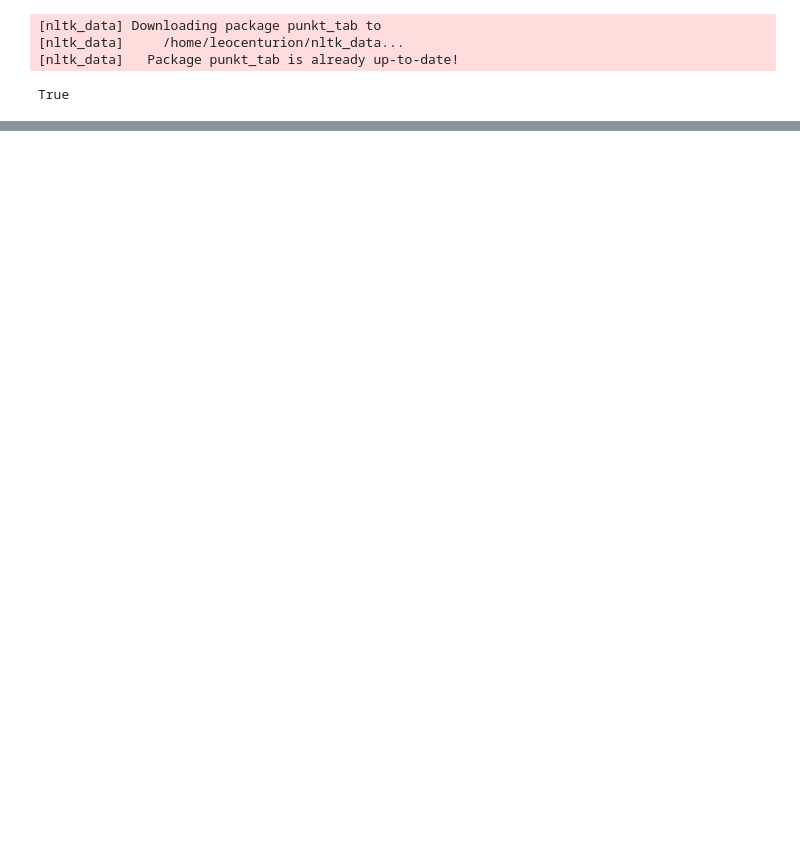
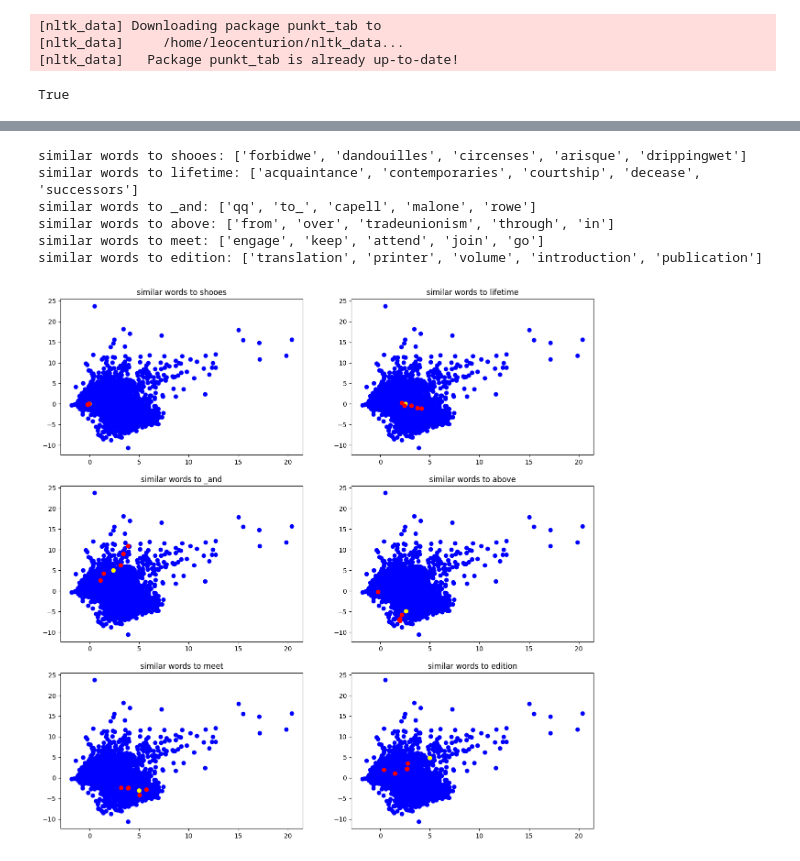
Before and after one commit to LeoCenturion/ceia-nlp, a Jupyter notebook: desafios/desafio_2.ipynb, the cells around one changed output, grey strips where cells are left out. Drawn from its saved outputs; the diff is of its cells as text; code cells hidden in the pictures; blank space fills up the shorter version.

```diff
--- a/desafios/desafio_2.ipynb
+++ b/desafios/desafio_2.ipynb
@@ -23,7 +24,7 @@ tokenized_corpus = []
 for file in os.listdir('./gutenberg_ebooks/'):
     with open(f'./gutenberg_ebooks/{file}', encoding="utf-8") as f:
         for line in f:
-            cleaned_sentence = re.sub(r'[^\w\s]', '', line).lower()
+            cleaned_sentence = re.sub(r'[^a-zA-Z\s_]', '', line).lower()
             tokens = word_tokenize(cleaned_sentence, language='english')
             tokenized_corpus.append(tokens)
 # %%
@@ -254,13 +100,30 @@ from sklearn.decomposition import PCA
 pca = PCA(n_components=2)
 transformed = pca.fit_transform(model.wv.vectors)
 # %%
-def plot_related_words(vectors, model, root):
-    plt.scatter(vectors[0], vectors[1])
-
+def draw_scatter_in_ax(vectors, model, root, ax):
+    ax.scatter(vectors[0], vectors[1], color='blue')
     similar_words = [word for word, cos in model.wv.most_similar(positive=[root], topn=5)]
     coords = transformed[model.wv.get_index(root)]
-    plt.scatter(coords[0], coords[1], color='yellow')
+    ax.scatter(coords[0], coords[1], color='yellow')
+    print(f'similar words to {root}: {similar_words}')
     for similar in similar_words:
         coords = transformed[model.wv.get_index(similar)]
-        plt.scatter(coords[0], coords[1], color='red')
+        ax.scatter(coords[0], coords[1], color='red')
+        ax.set_title(f'similar words to {root}')
+
+def plot_related_words(vectors, model, root):
+    fig,ax  = plt.subplots(nrows=1, ncols=1)
+    draw_scatter_in_ax(vectors, model, root, ax)
     plt.show()
+
+def plot_related_words_grid(vectors, model, roots):
+    fig,ax  = plt.subplots(nrows=math.floor(len(roots)/2), ncols=2, figsize=(15, 15))
+    col = 0
+    for idx, root in enumerate(roots):
+        row = math.floor(idx/2)
+        if len(roots) > 2:
+            draw_scatter_in_ax(vectors, model, root, ax[row, col%2])
+        else:
+            draw_scatter_in_ax(vectors, model, root, ax[col%2])
+        col += 1
+    plt.show()
@@ -275,0 +130,6 @@ array([ 2.0799637 ,  2.0952625 ,  2.039838  , ..., -0.25468898,
+# %%
+vec = np.array([2.5, 5.0])
+def closest_word_to(vec):
+    closest_word_idx = np.argmin(np.linalg.norm(transformed - vec, axis=1))
+    closest_word = model.wv.index_to_key[closest_word_idx]
+    return closest_word
@@ -275,0 +140,18 @@ array([ 2.0799637 ,  2.0952625 ,  2.039838  , ..., -0.25468898,
+# %%
+words = [
+    closest_word_to(np.array([0, 0])),
+    closest_word_to(np.array([2.5, 0])),
+    closest_word_to(np.array([2.5, 5.0])),
+    closest_word_to(np.array([2.5,  -5.0])),
+    closest_word_to(np.array([5.0,  -3.0])),
+    closest_word_to(np.array([5.0,  5.0])),
+]
+plot_related_words_grid(transformed.T, model, words)
+# %% [output]
+similar words to shooes: ['forbidwe', 'dandouilles', 'circenses', 'arisque', 'drippingwet']
+similar words to lifetime: ['acquaintance', 'contemporaries', 'courtship', 'decease', 'successors']
+similar words to _and: ['qq', 'to_', 'capell', 'malone', 'rowe']
+similar words to above: ['from', 'over', 'tradeunionism', 'through', 'in']
+similar words to meet: ['engage', 'keep', 'attend', 'join', 'go']
+similar words to edition: ['translation', 'printer', 'volume', 'introduction', 'publication']
+[figure, added]
```
Also changed, not shown: parts of 51 cells of this notebook, 6 other files.
